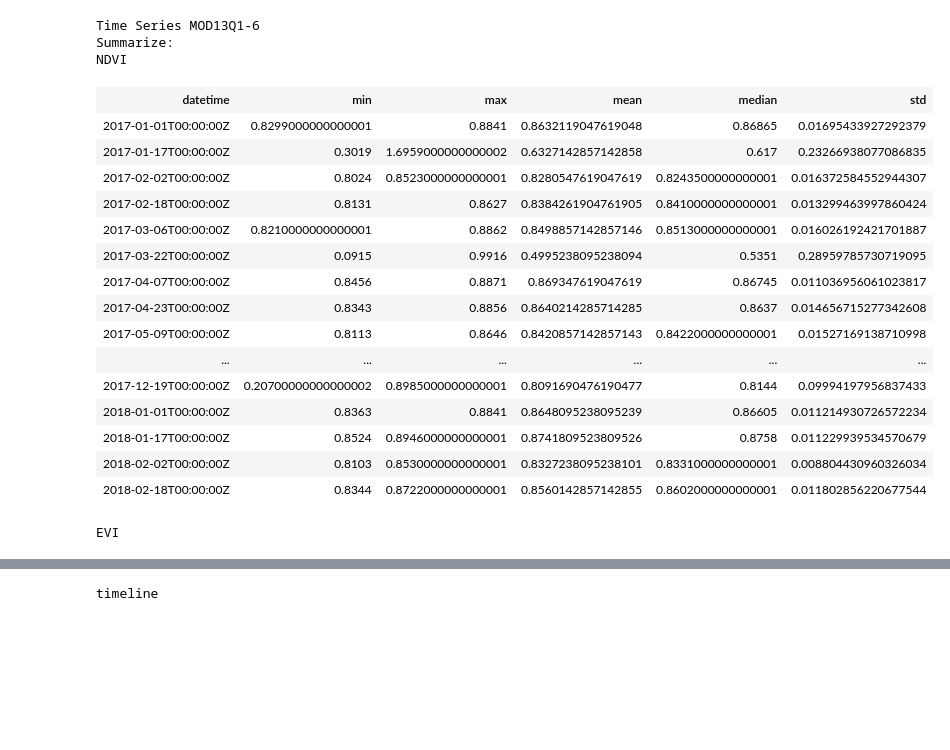
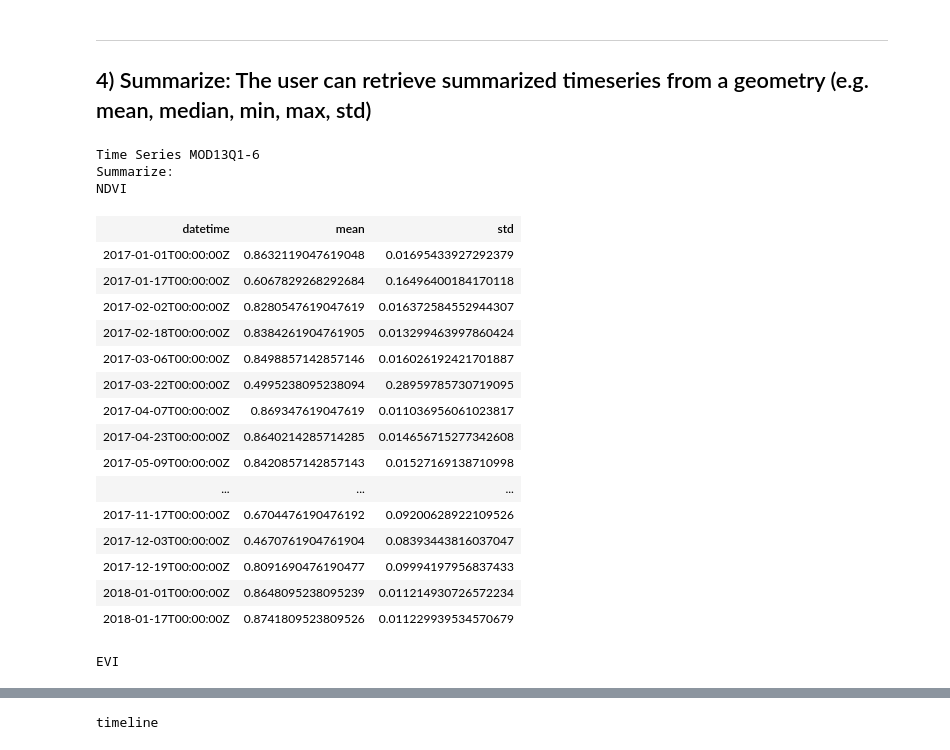
Before and after one commit to brazil-data-cube/wtss.py, a Jupyter notebook: examples/WTSS_jupyter_notebook.ipynb, the cells around one changed output, grey strips where cells are left out. Cells and saved outputs as stored; diff of their text form; code cells hidden in the pictures; blank space fills up the shorter version.

```diff
--- a/examples/WTSS_jupyter_notebook.ipynb
+++ b/examples/WTSS_jupyter_notebook.ipynb
@@ -7,12 +11,9 @@
 # under the terms of the MIT License; see LICENSE file for more details.
 #
 
-"""This example shows examples of the use of WTSS client in a notebook."""
-
 from wtss import *
 
-# SERVER_URL = 'https://brazildatacube.dpi.inpe.br/dev/wtss/v2/'
 SERVER_URL = 'http://127.0.0.1:6000/'
+BDC_AUTH_TOKEN = 'change-me'
 
-service = WTSS(url=SERVER_URL, access_token='change-me')
-service
+service = WTSS(url=SERVER_URL, access_token=BDC_AUTH_TOKEN)
@@ -74,29 +126,41 @@ timeseries.NDVI
+# %% [markdown]
+_______________________________________
+## 4) Summarize: The user can retrieve summarized timeseries from a geometry (e.g. mean, median, min, max, std)
 # %%
-summarize = coverage.summarize( attributes = ['NDVI','EVI'],
-                                geom = {"type":"Polygon","coordinates":[[[-54,-12],[-53.99,-12],[-53.99,-11.99],[-54,-11.99],[-54,-12]]]},
-                                start_datetime = '2017-01-01',
-                                end_datetime = '2018-03-01',
-                                applyAttributeScale = False)
+# Set the query parameters
+attributes = ['NDVI','EVI']
+geometry = {"type":"Polygon","coordinates":[[[-54,-12],[-53.99,-12],[-53.99,-11.99],[-54,-11.99],[-54,-12]]]}
+start_datetime = '2017-01-01'
+end_datetime = '2018-01-31'
+aggregations = ['mean', 'std']
 
+# Retrieve data
+summarize = coverage.summarize(
+    attributes = attributes,
+    geom = geometry,
+    start_datetime = start_datetime,
+    end_datetime = end_datetime,
+    aggregations = aggregations
+)
 summarize
 # %% [output]
 Time Series MOD13Q1-6
 Summarize:
 NDVI
-| datetime | min | max | mean | median | std |
-| 2017-01-01T00:00:00Z | 0.8299000000000001 | 0.8841 | 0.8632119047619048 | 0.86865 | 0.01695433927292379 |
-| 2017-01-17T00:00:00Z | 0.3019 | 1.6959000000000002 | 0.6327142857142858 | 0.617 | 0.23266938077086835 |
-| 2017-02-02T00:00:00Z | 0.8024 | 0.8523000000000001 | 0.8280547619047619 | 0.8243500000000001 | 0.016372584552944307 |
-| 2017-02-18T00:00:00Z | 0.8131 | 0.8627 | 0.8384261904761905 | 0.8410000000000001 | 0.013299463997860424 |
-| 2017-03-06T00:00:00Z | 0.8210000000000001 | 0.8862 | 0.8498857142857146 | 0.8513000000000001 | 0.016026192421701887 |
-| 2017-03-22T00:00:00Z | 0.0915 | 0.9916 | 0.4995238095238094 | 0.5351 | 0.28959785730719095 |
-| 2017-04-07T00:00:00Z | 0.8456 | 0.8871 | 0.869347619047619 | 0.86745 | 0.011036956061023817 |
-| 2017-04-23T00:00:00Z | 0.8343 | 0.8856 | 0.8640214285714285 | 0.8637 | 0.014656715277342608 |
-| 2017-05-09T00:00:00Z | 0.8113 | 0.8646 | 0.8420857142857143 | 0.8422000000000001 | 0.01527169138710998 |
-| ... | ... | ... | ... | ... | ... |
-| 2017-12-19T00:00:00Z | 0.20700000000000002 | 0.8985000000000001 | 0.8091690476190477 | 0.8144 | 0.09994197956837433 |
-| 2018-01-01T00:00:00Z | 0.8363 | 0.8841 | 0.8648095238095239 | 0.86605 | 0.011214930726572234 |
-| 2018-01-17T00:00:00Z | 0.8524 | 0.8946000000000001 | 0.8741809523809526 | 0.8758 | 0.011229939534570679 |
-| 2018-02-02T00:00:00Z | 0.8103 | 0.8530000000000001 | 0.8327238095238101 | 0.8331000000000001 | 0.008804430960326034 |
-| 2018-02-18T00:00:00Z | 0.8344 | 0.8722000000000001 | 0.8560142857142855 | 0.8602000000000001 | 0.011802856220677544 |
+| datetime | mean | std |
+| 2017-01-01T00:00:00Z | 0.8632119047619048 | 0.01695433927292379 |
+| 2017-01-17T00:00:00Z | 0.6067829268292684 | 0.16496400184170118 |
+| 2017-02-02T00:00:00Z | 0.8280547619047619 | 0.016372584552944307 |
+| 2017-02-18T00:00:00Z | 0.8384261904761905 | 0.013299463997860424 |
+| 2017-03-06T00:00:00Z | 0.8498857142857146 | 0.016026192421701887 |
+| 2017-03-22T00:00:00Z | 0.4995238095238094 | 0.28959785730719095 |
+| 2017-04-07T00:00:00Z | 0.869347619047619 | 0.011036956061023817 |
+| 2017-04-23T00:00:00Z | 0.8640214285714285 | 0.014656715277342608 |
+| 2017-05-09T00:00:00Z | 0.8420857142857143 | 0.01527169138710998 |
+| ... | ... | ... |
+| 2017-11-17T00:00:00Z | 0.6704476190476192 | 0.09200628922109526 |
+| 2017-12-03T00:00:00Z | 0.4670761904761904 | 0.08393443816037047 |
+| 2017-12-19T00:00:00Z | 0.8091690476190477 | 0.09994197956837433 |
+| 2018-01-01T00:00:00Z | 0.8648095238095239 | 0.011214930726572234 |
+| 2018-01-17T00:00:00Z | 0.8741809523809526 | 0.011229939534570679 |
 EVI
```
Also changed, not shown: parts of 26 cells of this notebook, 4 other files.
